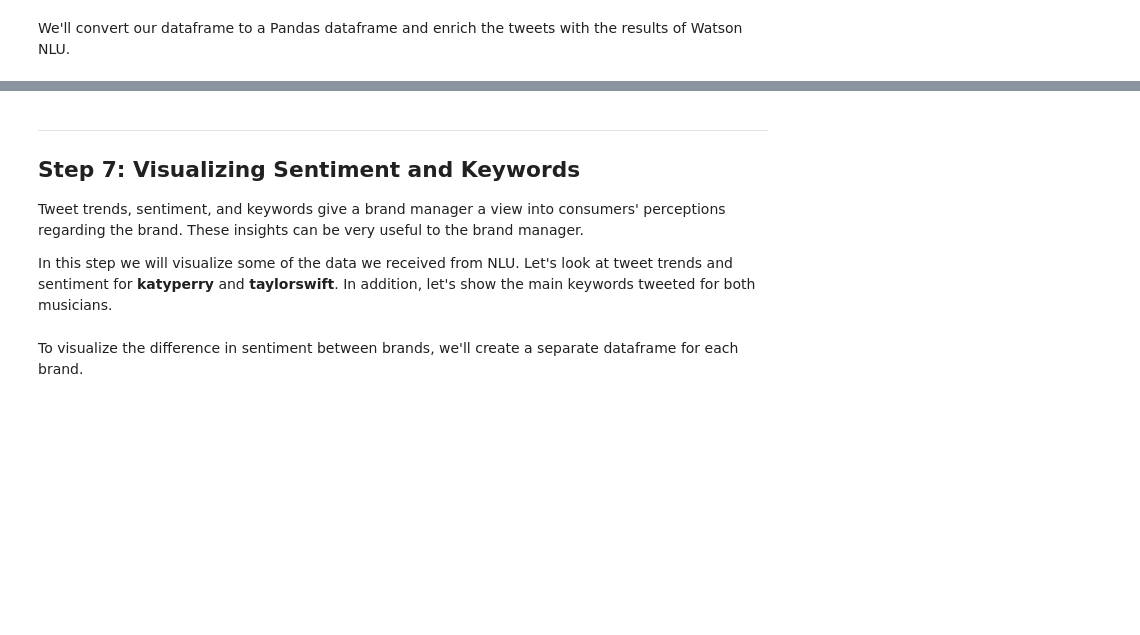
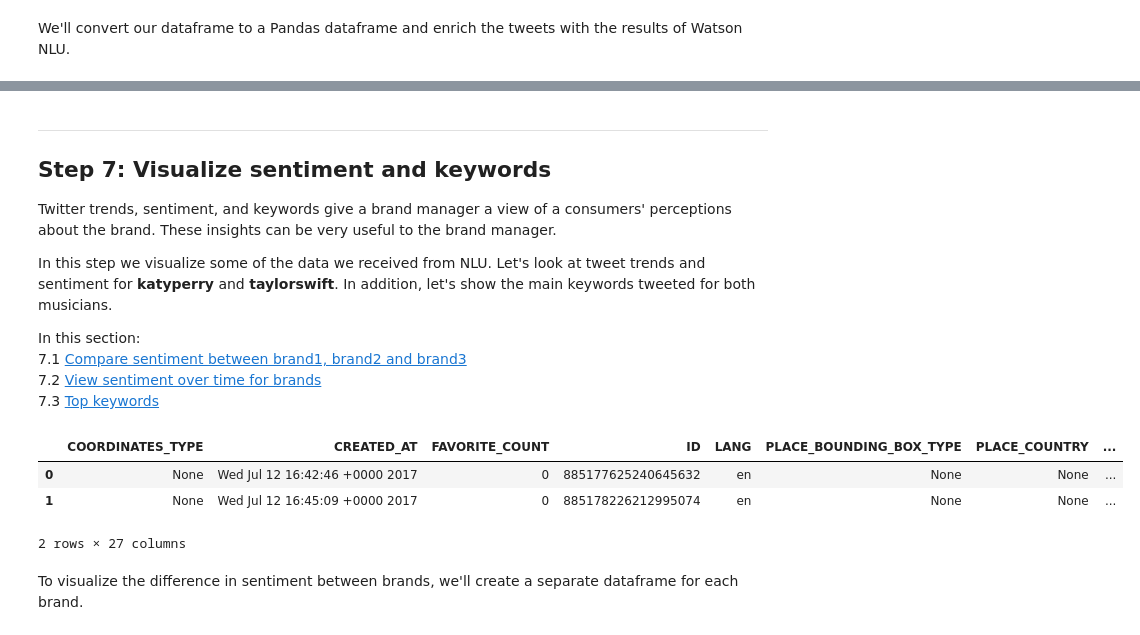
Before and after one commit to joe4k/dsxwdc, a Jupyter notebook: twitter_insights_watson_dsx.ipynb, the cells around one changed output, grey strips where cells are left out. Drawn from its saved outputs; the diff is of its cells as text; code cells hidden in the pictures; blank space fills up the shorter version.

```diff
--- a/twitter_insights_watson_dsx.ipynb
+++ b/twitter_insights_watson_dsx.ipynb
@@ -310,11 +413,16 @@ enrichedBrandTweetsDF.printSchema()
 ____________
 
 <a id="sentiment"> </a>
-## Step 7: Visualizing Sentiment and Keywords
+## Step 7: Visualize sentiment and keywords
 
-Tweet trends, sentiment, and keywords give a brand manager a view into consumers' perceptions regarding the brand. These insights can be very useful to the brand manager.
+Twitter trends, sentiment, and keywords give a brand manager a view of a consumers' perceptions about the brand. These insights can be very useful to the brand manager.
 
-In this step we will visualize some of the data we received from NLU.  Let's look at tweet trends and sentiment for **katyperry** and **taylorswift**.  In addition, let's show the main keywords tweeted for both musicians.
+In this step we visualize some of the data we received from NLU. Let's look at tweet trends and sentiment for **katyperry** and **taylorswift**. In addition, let's show the main keywords tweeted for both musicians.
+
+In this section:<br/>
+7.1 [Compare sentiment between brand1, brand2 and brand3](#compare)<br/>
+7.2 [View sentiment over time for brands](#view)<br/>
+7.3 [Top keywords](#keywords)
 # %%
 # Separate tweets by brand
 # To do so, check if the tweet includes which brand and add a column to represent that
@@ -327,15 +435,20 @@ def addBrand(text):
 # %%
 from pyspark.sql.functions import udf
 from pyspark.sql.types import StringType
 
 udfAddBrand = udf(addBrand, StringType())
 
 # For purposes of separating tweets by brand, we need to run it against original TEXT and not the TEXT_CLEAN
 # This is because in several cases, the brand is referenced with a handle
-enrichedBrandsDF = enrichedSodaTweetsDF.withColumn('BRAND',udfAddBrand('TEXT'))
+enrichedBrandsDF = enrichedBrandTweetsDF.withColumn('BRAND',udfAddBrand('TEXT'))
 
 # view top records to verify brand column extracted as expected
 enrichedBrandsDF.limit(2).toPandas()
+# %% [output]
+|  | COORDINATES_TYPE | CREATED_AT | FAVORITE_COUNT | ID | LANG | PLACE_BOUNDING_BOX_TYPE | PLACE_COUNTRY | ... |
+| 0 | None | Wed Jul 12 16:42:46 +0000 2017 | 0 | 885177625240645632 | en | None | None | ... |
+| 1 | None | Wed Jul 12 16:45:09 +0000 2017 | 0 | 885178226212995074 | en | None | None | ... |
+2 rows × 27 columns
 # %% [markdown]
 
 To visualize the difference in sentiment between brands, we'll create a separate dataframe for each brand.
```
Also changed, not shown: parts of 62 cells of this notebook.
